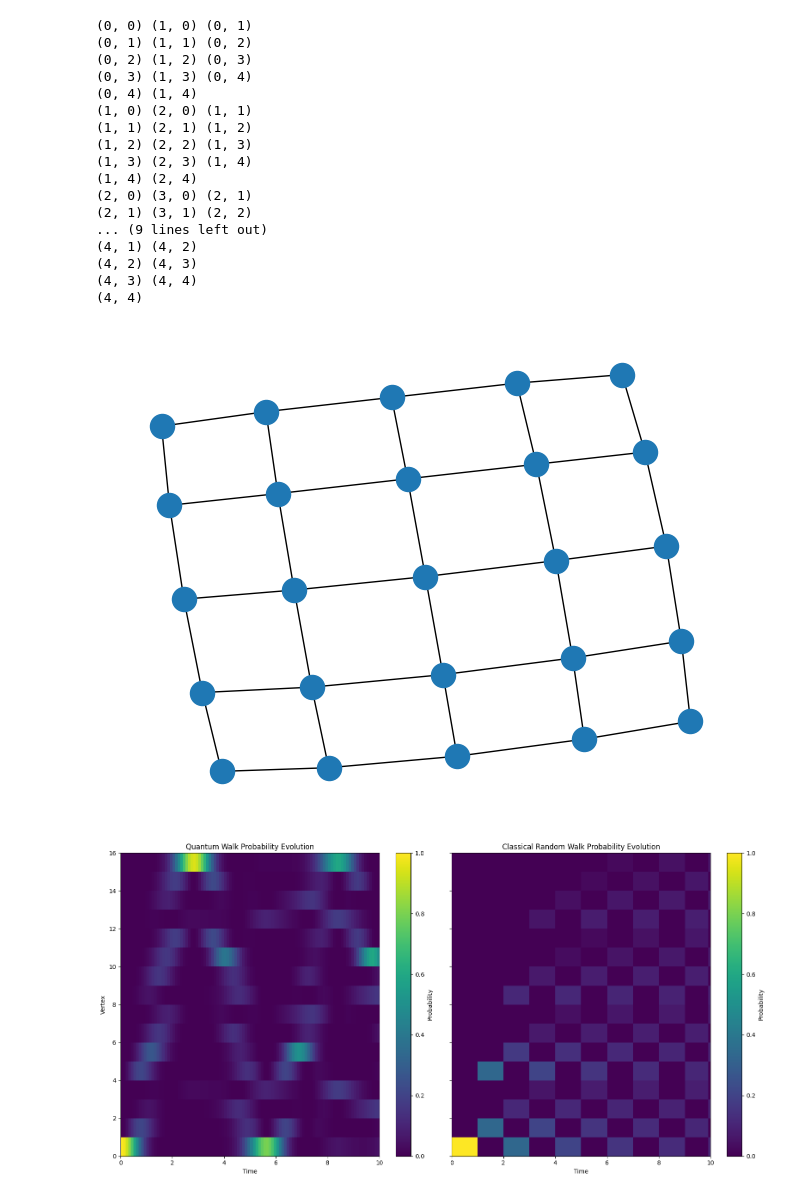
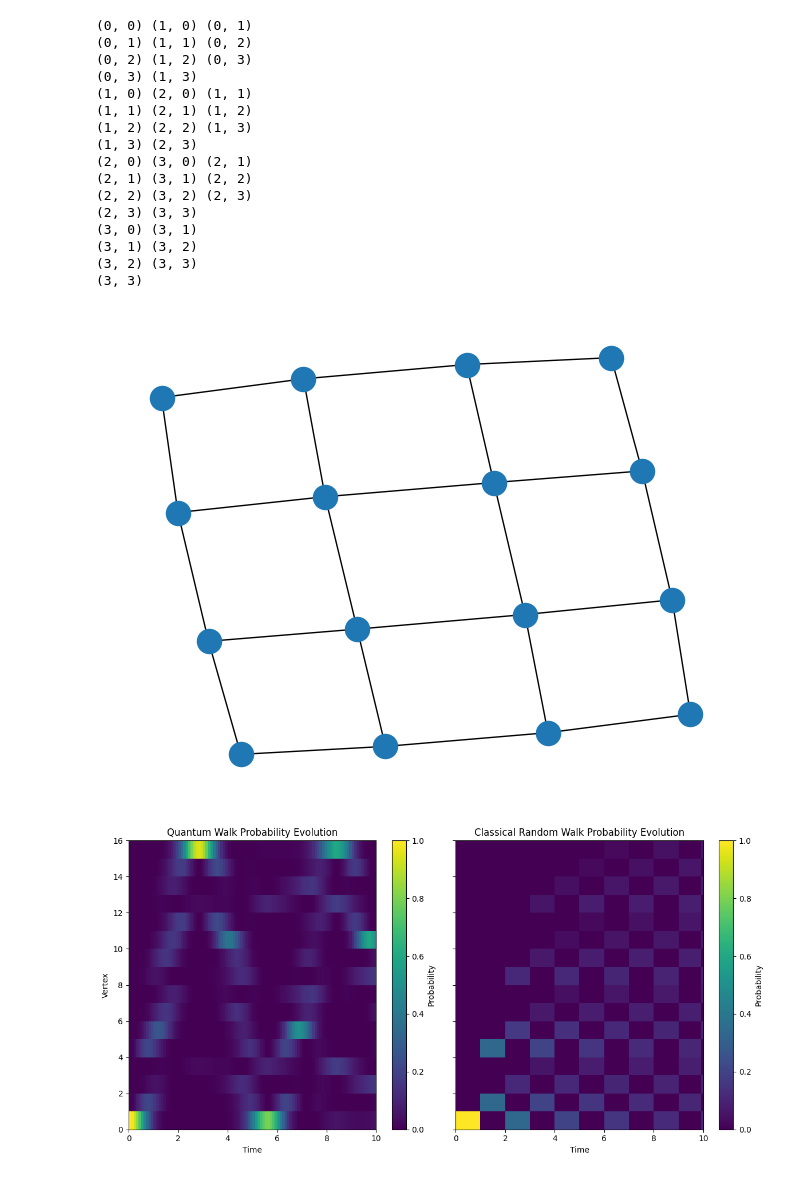
Before and after one commit to Zohran-Ali/Quantum-Walks-on-different-Graphs, a Jupyter notebook: Basics_of_QWs/Graphs.ipynb, the cells around one changed output. Cells and saved outputs as stored; diff of their text form; code cells hidden in the pictures.

```diff
--- a/Basics_of_QWs/Graphs.ipynb
+++ b/Basics_of_QWs/Graphs.ipynb
@@ -1,16 +9,7 @@
 # %%
-import sys
-import matplotlib.pyplot as plt
-import networkx as nx
-import numpy as np
-from scipy.linalg import expm
-from ipywidgets import interact, FloatSlider
-from IPython.display import display
+G = nx.grid_2d_graph(4, 4)  # 4x4 grid
 
-
-G = nx.grid_2d_graph(5, 5)  # 5x5 grid
-
-# print the adjacency list
+# printing the adjacency list
 for line in nx.generate_adjlist(G):
     print(line)
 # write edgelist to grid.edgelist
@@ -24,21 +23,20 @@ plt.show()
 (0, 0) (1, 0) (0, 1)
 (0, 1) (1, 1) (0, 2)
 (0, 2) (1, 2) (0, 3)
-(0, 3) (1, 3) (0, 4)
-(0, 4) (1, 4)
+(0, 3) (1, 3)
 (1, 0) (2, 0) (1, 1)
 (1, 1) (2, 1) (1, 2)
 (1, 2) (2, 2) (1, 3)
-(1, 3) (2, 3) (1, 4)
-(1, 4) (2, 4)
+(1, 3) (2, 3)
 (2, 0) (3, 0) (2, 1)
 (2, 1) (3, 1) (2, 2)
-... (9 lines left out)
-(4, 1) (4, 2)
-(4, 2) (4, 3)
-(4, 3) (4, 4)
-(4, 4)
+(2, 2) (3, 2) (2, 3)
+(2, 3) (3, 3)
+(3, 0) (3, 1)
+(3, 1) (3, 2)
+(3, 2) (3, 3)
+(3, 3)
-[figure, old version]
+[figure, new version]
 # %%
 
 G = nx.grid_2d_graph(4, 4)
@@ -76,47 +74,47 @@ def classical_random_walk(initial_state, P, t):
         state = P @ state
     return state
 
-# Define time range and calculate probabilities over this range
-time_range = np.linspace(0, 10, 100)  # Time from 0 to 10 with 100 steps
+# Defining the time range and calculating probabilities over this range
+time_range = np.linspace(0, 10, 100)
 quantum_probabilities_over_time = np.zeros((n, len(time_range)))
 classical_probabilities_over_time = np.zeros((n, len(time_range)))
 
-# Calculate the probability distributions over time for both quantum and classical walks
+# Calculating the probability distributions over time for both quantum and classical walks
 for i, t in enumerate(time_range):
     # Quantum walk
     evolved_state = time_evolution(H, initial_state, t)
     quantum_probabilities_over_time[:, i] = np.abs(evolved_state)**2
 
     # Classical random walk
     classical_state = classical_random_walk(initial_state, P, t)
     classical_probabilities_over_time[:, i] = classical_state
 
 # Function to plot the 2D heatmap of probability evolution for both walks
 def plot_probability_evolution():
-    fig, axes = plt.subplots(1, 2, figsize=(16, 8), sharey=True)
+    fig, axes = plt.subplots(1, 2, figsize=(12, 6), sharey=True)
 
     # Quantum walk heatmap
     im1 = axes[0].imshow(quantum_probabilities_over_time, aspect='auto', cmap='viridis', origin='lower',
                         extent=[time_range.min(), time_range.max(), 0, n])
     axes[0].set_title('Quantum Walk Probability Evolution')
     axes[0].set_xlabel('Time')
     axes[0].set_ylabel('Vertex')
     fig.colorbar(im1, ax=axes[0], label='Probability')
 
     # Classical walk heatmap
     im2 = axes[1].imshow(classical_probabilities_over_time, aspect='auto', cmap='viridis', origin='lower',
                         extent=[time_range.min(), time_range.max(), 0, n])
     axes[1].set_title('Classical Random Walk Probability Evolution')
     axes[1].set_xlabel('Time')
     fig.colorbar(im2, ax=axes[1], label='Probability')
 
     plt.tight_layout()
     plt.show()
 
 
 plot_probability_evolution()
 # %% [output]
-[figure, old version]
+[figure, new version]
 # %%
 
 
```
Also changed, not shown: parts of 5 cells of this notebook.
